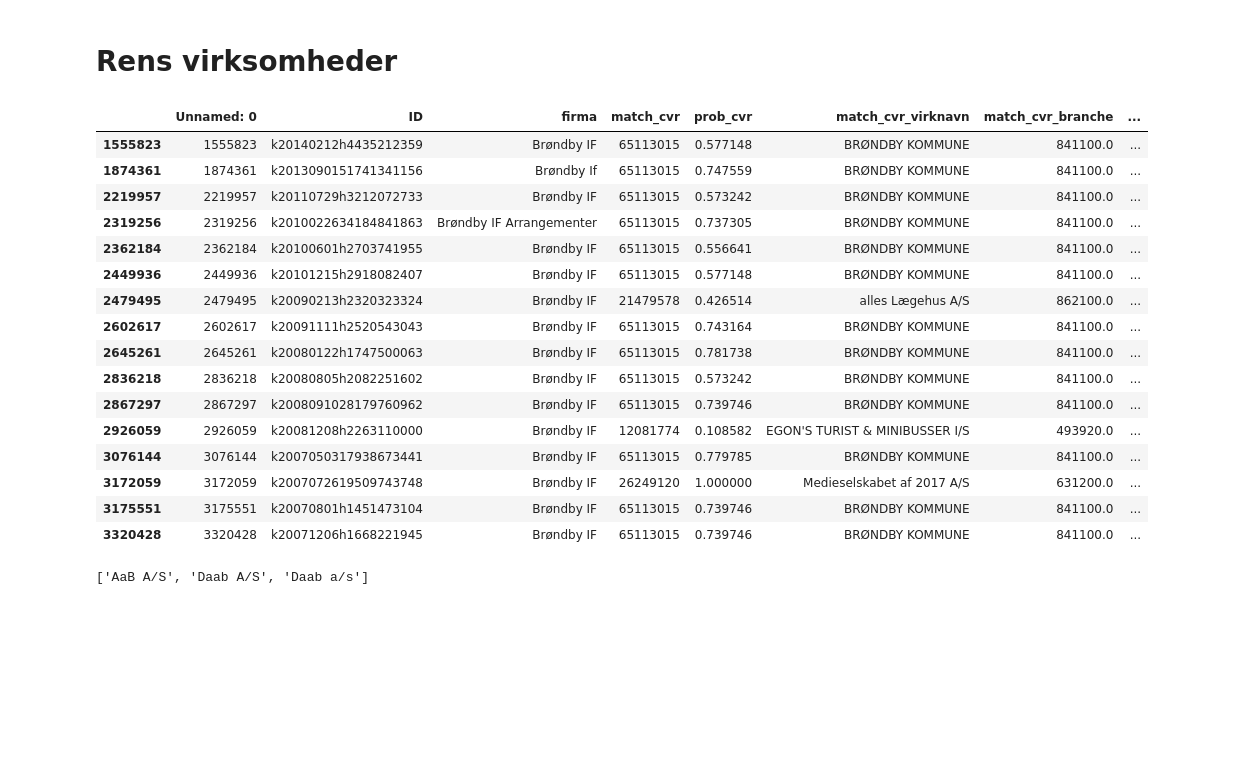
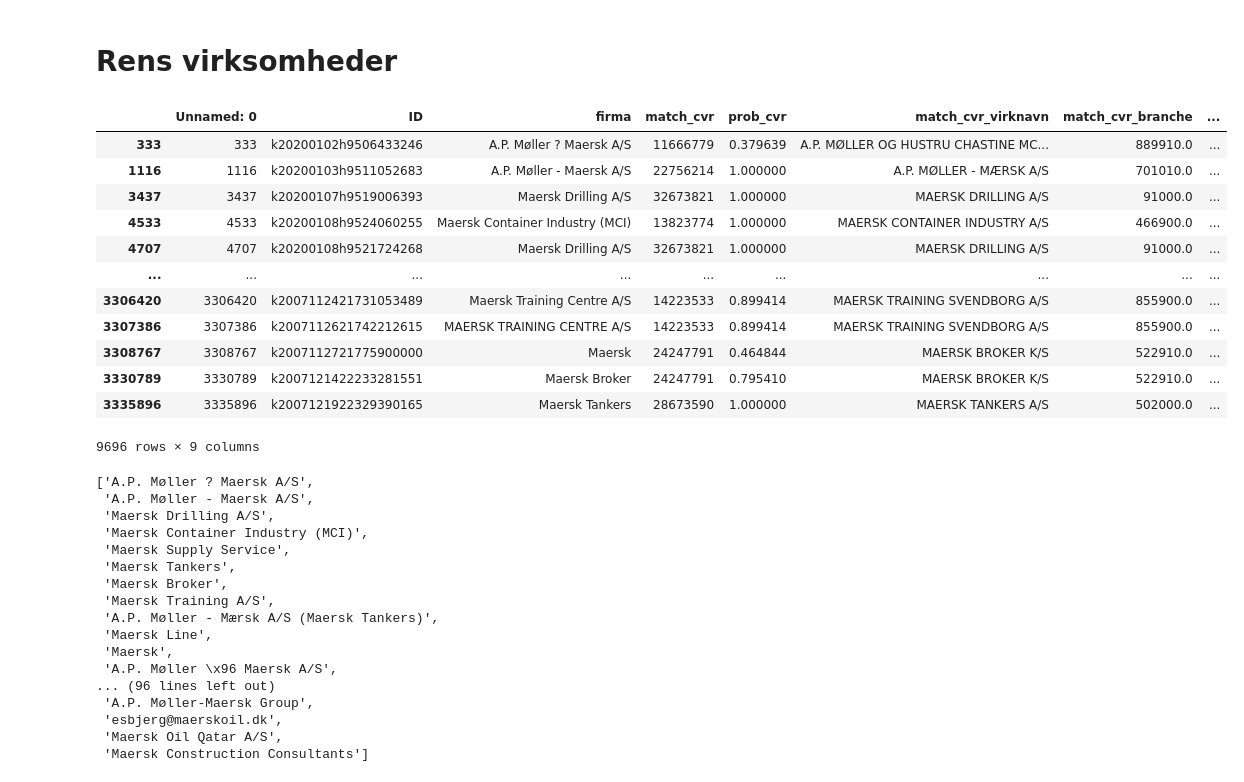
Before and after one commit to s-honore/Workforce-Skills-as-Performance-Indicators, a Jupyter notebook: data.ipynb, the cells around one changed output. Saved outputs shown, nothing was run; the diff lists cells and outputs as text; code cells hidden in the pictures; blank space fills up the shorter version.

Commit message:
nu med mærsk

```diff
--- a/data.ipynb
+++ b/data.ipynb
@@ -91,29 +91,41 @@ df_virk[65:].Navn.tolist()
 # %%
 df_komp = pd.read_csv("UDFYLD_firm.csv",sep="\t")
 # %%
-df_komp[df_komp.firma.str.contains('Brøndby IF' , case=False, regex=False) == True]
+df_komp[df_komp.firma.str.contains( 'maersk', case=False, regex=False) == True]
 # %% [output]
 |  | Unnamed: 0 | ID | firma | match_cvr | prob_cvr | match_cvr_virknavn | match_cvr_branche | ... |
-| 1555823 | 1555823 | k20140212h4435212359 | Brøndby IF | 65113015 | 0.577148 | BRØNDBY KOMMUNE | 841100.0 | ... |
-| 1874361 | 1874361 | k2013090151741341156 | Brøndby If | 65113015 | 0.747559 | BRØNDBY KOMMUNE | 841100.0 | ... |
-| 2219957 | 2219957 | k20110729h3212072733 | Brøndby IF | 65113015 | 0.573242 | BRØNDBY KOMMUNE | 841100.0 | ... |
-| 2319256 | 2319256 | k2010022634184841863 | Brøndby IF Arrangementer | 65113015 | 0.737305 | BRØNDBY KOMMUNE | 841100.0 | ... |
-| 2362184 | 2362184 | k20100601h2703741955 | Brøndby IF | 65113015 | 0.556641 | BRØNDBY KOMMUNE | 841100.0 | ... |
-| 2449936 | 2449936 | k20101215h2918082407 | Brøndby IF | 65113015 | 0.577148 | BRØNDBY KOMMUNE | 841100.0 | ... |
-| 2479495 | 2479495 | k20090213h2320323324 | Brøndby IF | 21479578 | 0.426514 | alles Lægehus A/S | 862100.0 | ... |
-| 2602617 | 2602617 | k20091111h2520543043 | Brøndby IF | 65113015 | 0.743164 | BRØNDBY KOMMUNE | 841100.0 | ... |
-| 2645261 | 2645261 | k20080122h1747500063 | Brøndby IF | 65113015 | 0.781738 | BRØNDBY KOMMUNE | 841100.0 | ... |
-| 2836218 | 2836218 | k20080805h2082251602 | Brøndby IF | 65113015 | 0.573242 | BRØNDBY KOMMUNE | 841100.0 | ... |
-| 2867297 | 2867297 | k2008091028179760962 | Brøndby IF | 65113015 | 0.739746 | BRØNDBY KOMMUNE | 841100.0 | ... |
-| 2926059 | 2926059 | k20081208h2263110000 | Brøndby IF | 12081774 | 0.108582 | EGON'S TURIST & MINIBUSSER I/S | 493920.0 | ... |
-| 3076144 | 3076144 | k2007050317938673441 | Brøndby IF | 65113015 | 0.779785 | BRØNDBY KOMMUNE | 841100.0 | ... |
-| 3172059 | 3172059 | k2007072619509743748 | Brøndby IF | 26249120 | 1.000000 | Medieselskabet af 2017 A/S | 631200.0 | ... |
-| 3175551 | 3175551 | k20070801h1451473104 | Brøndby IF | 65113015 | 0.739746 | BRØNDBY KOMMUNE | 841100.0 | ... |
-| 3320428 | 3320428 | k20071206h1668221945 | Brøndby IF | 65113015 | 0.739746 | BRØNDBY KOMMUNE | 841100.0 | ... |
+| 333 | 333 | k20200102h9506433246 | A.P. Møller ? Maersk A/S | 11666779 | 0.379639 | A.P. MØLLER OG HUSTRU CHASTINE MC... | 889910.0 | ... |
+| 1116 | 1116 | k20200103h9511052683 | A.P. Møller - Maersk A/S | 22756214 | 1.000000 | A.P. MØLLER - MÆRSK A/S | 701010.0 | ... |
+| 3437 | 3437 | k20200107h9519006393 | Maersk Drilling A/S | 32673821 | 1.000000 | MAERSK DRILLING A/S | 91000.0 | ... |
+| 4533 | 4533 | k20200108h9524060255 | Maersk Container Industry (MCI) | 13823774 | 1.000000 | MAERSK CONTAINER INDUSTRY A/S | 466900.0 | ... |
+| 4707 | 4707 | k20200108h9521724268 | Maersk Drilling A/S | 32673821 | 1.000000 | MAERSK DRILLING A/S | 91000.0 | ... |
+| ... | ... | ... | ... | ... | ... | ... | ... | ... |
+| 3306420 | 3306420 | k2007112421731053489 | Maersk Training Centre A/S | 14223533 | 0.899414 | MAERSK TRAINING SVENDBORG A/S | 855900.0 | ... |
+| 3307386 | 3307386 | k2007112621742212615 | MAERSK TRAINING CENTRE A/S | 14223533 | 0.899414 | MAERSK TRAINING SVENDBORG A/S | 855900.0 | ... |
+| 3308767 | 3308767 | k2007112721775900000 | Maersk | 24247791 | 0.464844 | MAERSK BROKER K/S | 522910.0 | ... |
+| 3330789 | 3330789 | k2007121422233281551 | Maersk Broker | 24247791 | 0.795410 | MAERSK BROKER K/S | 522910.0 | ... |
+| 3335896 | 3335896 | k2007121922329390165 | Maersk Tankers | 28673590 | 1.000000 | MAERSK TANKERS A/S | 502000.0 | ... |
+9696 rows × 9 columns
 # %%
-df_komp[df_komp.firma.str.contains('aab a/S' , case=False, regex=False) == True].drop_duplicates('ID').firma.unique().tolist()
+df_komp[df_komp.firma.str.contains( 'maersk', case=False, regex=False) == True].drop_duplicates('ID').firma.unique().tolist()
 # %% [output]
-['AaB A/S', 'Daab A/S', 'Daab a/s']
+['A.P. Møller ? Maersk A/S',
+ 'A.P. Møller - Maersk A/S',
+ 'Maersk Drilling A/S',
+ 'Maersk Container Industry (MCI)',
+ 'Maersk Supply Service',
+ 'Maersk Tankers',
+ 'Maersk Broker',
+ 'Maersk Training A/S',
+ 'A.P. Møller - Mærsk A/S (Maersk Tankers)',
+ 'Maersk Line',
+ 'Maersk',
+ 'A.P. Møller \x96 Maersk A/S',
+... (96 lines left out)
+ 'A.P. Møller-Maersk Group',
+ 'esbjerg@maerskoil.dk',
+ 'Maersk Oil Qatar A/S',
+ 'Maersk Construction Consultants']
 # %%
 Københavns_Lufthavne_list = ['Københavns Lufthavne A/S'
                              ,'Københavns Lufthavn'
```
Also changed, not shown: parts of 3 cells of this notebook.
